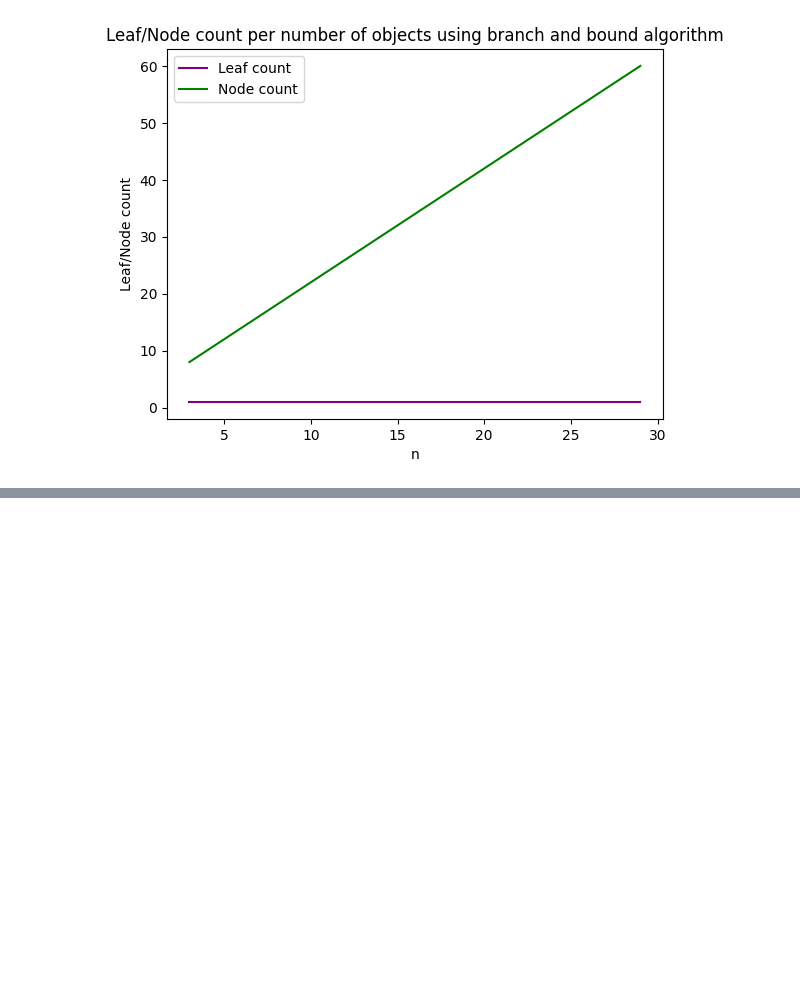
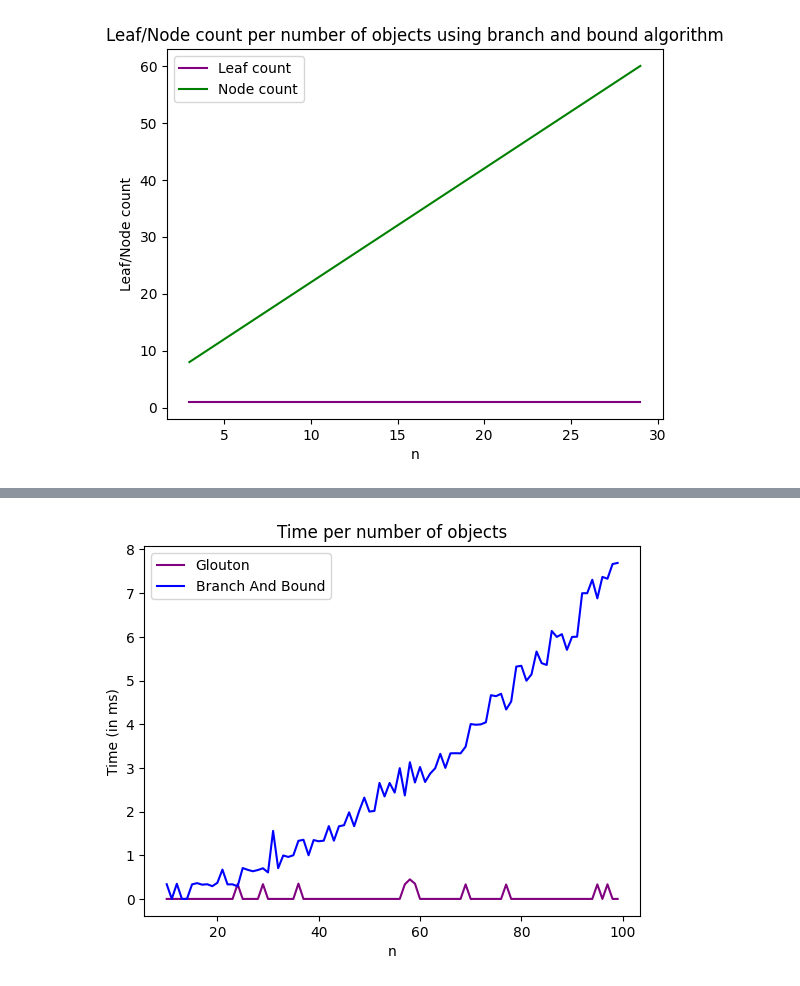
Before and after one commit to xxBWxx/complex, a Jupyter notebook: complex.ipynb, the cells around one changed output, grey strips where cells are left out. Saved outputs shown, nothing was run; the diff lists cells and outputs as text; code cells hidden in the pictures; blank space fills up the shorter version.

```diff
--- a/complex.ipynb
+++ b/complex.ipynb
@@ -489,0 +515,54 @@ plt.show()
+# %%
+max_object_weight = 10
+test_count = 3
+n_min = 10
+n_max = 100
+
+glouton_times = []
+branch_times = []
+ns = list(range(n_min, n_max, 1))
+
+for n in ns:
+    bag = Bag(max_weight=max_object_weight * n)
+    obj_list = [
+        Object(
+            weight=np.random.randint(1, max_object_weight),
+            value=np.random.randint(1, 100),
+        )
+        for _ in range(n)
+    ]
+
+    start = time.time()
+
+    for _ in range(test_count):
+        glouton(bag, obj_list)
+
+    glouton_times.append((time.time() - start) * 1000 / test_count)
+
+    start = time.time()
+
+    bag.reset()
+    start = time.time()
+
+    for _ in range(test_count):
+        branch_and_bound(bag, obj_list)
+
+    branch_times.append((time.time() - start) * 1000 / test_count)
+
+plt.plot(
+    ns,
+    glouton_times,
+    color="purple",
+)
+plt.plot(
+    ns,
+    branch_times,
+    color="blue",
+)
+plt.xlabel("n")
+plt.ylabel("Time (in ms)")
+plt.title("Time per number of objects")
+plt.legend(["Glouton", "Branch And Bound"])
+plt.show()
+# %% [output]
+[figure, added]
```
Also changed, not shown: parts of 9 cells of this notebook.
